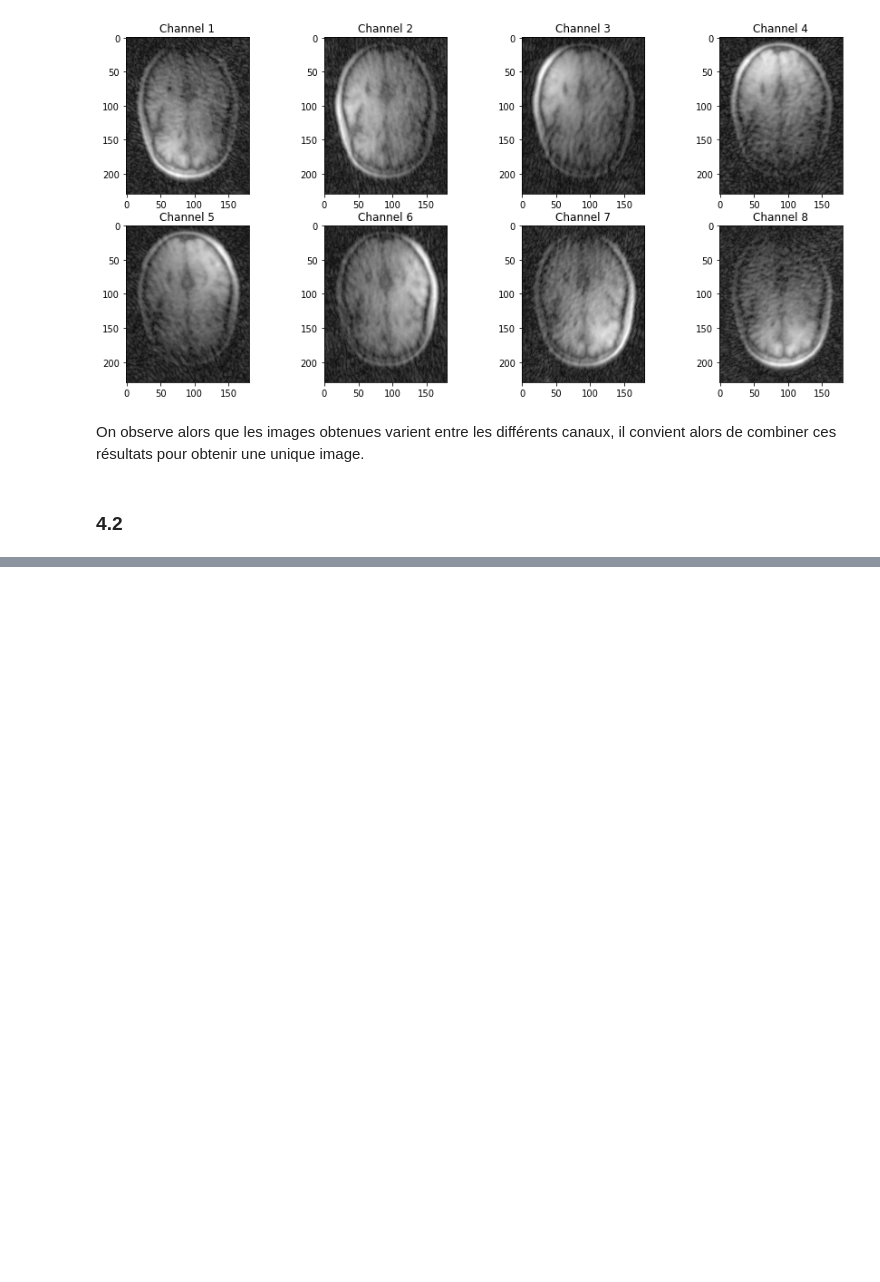
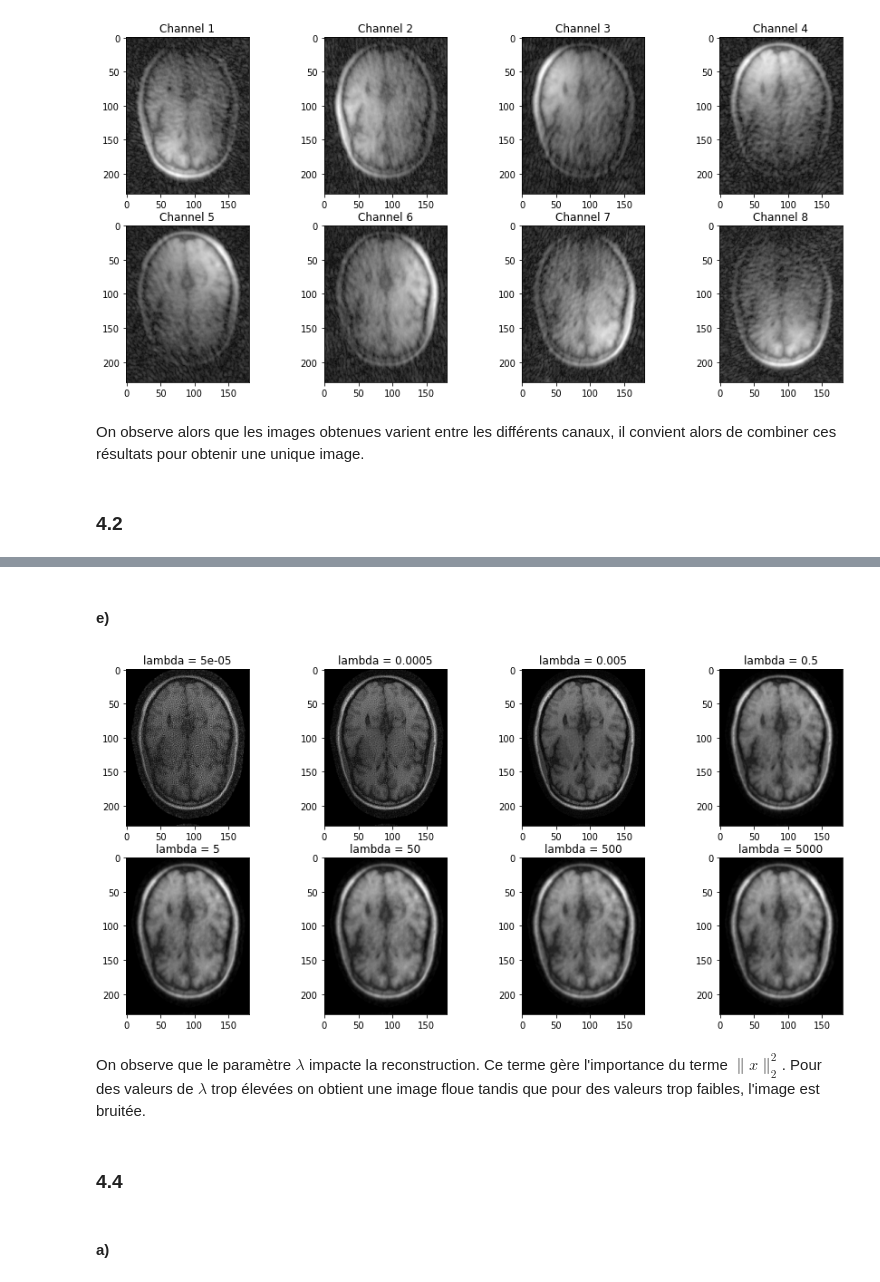
Before and after one commit to samyhaff/DATASIM_TP, a Jupyter notebook: IMBIO/TP1/TP1_saad_yassine_samy.ipynb, the cells around one changed output, grey strips where cells are left out. Drawn from its saved outputs; the diff is of its cells as text; code cells hidden in the pictures; blank space fills up the shorter version.

```diff
--- a/IMBIO/TP1/TP1_saad_yassine_samy.ipynb
+++ b/IMBIO/TP1/TP1_saad_yassine_samy.ipynb
@@ -384,3 +328,25 @@ pl.ImagePlot(image_recons)
+# %% [markdown]
+#### e)
+# %%
+lamda = (0.00005, 0.0005, 0.005,0.5, 5, 50, 500, 5000)
+plt.rcParams["figure.figsize"] = (15,7)
+
+for i, l in enumerate(lamda):
+    image_recons = mr.app.SenseRecon(ksp, mps, l).run()
+    plt.subplot(2, 4, i + 1)
+    plt.imshow(np.abs(image_recons), cmap='gray')
+    plt.title(f"lambda = {l}")
+plt.show()
+# %% [output]
+[figure, added]
+# %% [markdown]
+On observe que le paramètre $\lambda$ impacte la reconstruction.
+Ce terme gère l'importance du terme $ \lVert x \rVert_2^2 $.
+Pour des valeurs de $\lambda$ trop élevées on obtient une image floue tandis que pour des valeurs trop faibles, l'image est bruitée.
+# %% [markdown]
+### 4.4
+# %% [markdown]
+#### a)
 # %%
 lambda_ = 0.01
 
```
Also changed, not shown: parts of 37 cells of this notebook.
